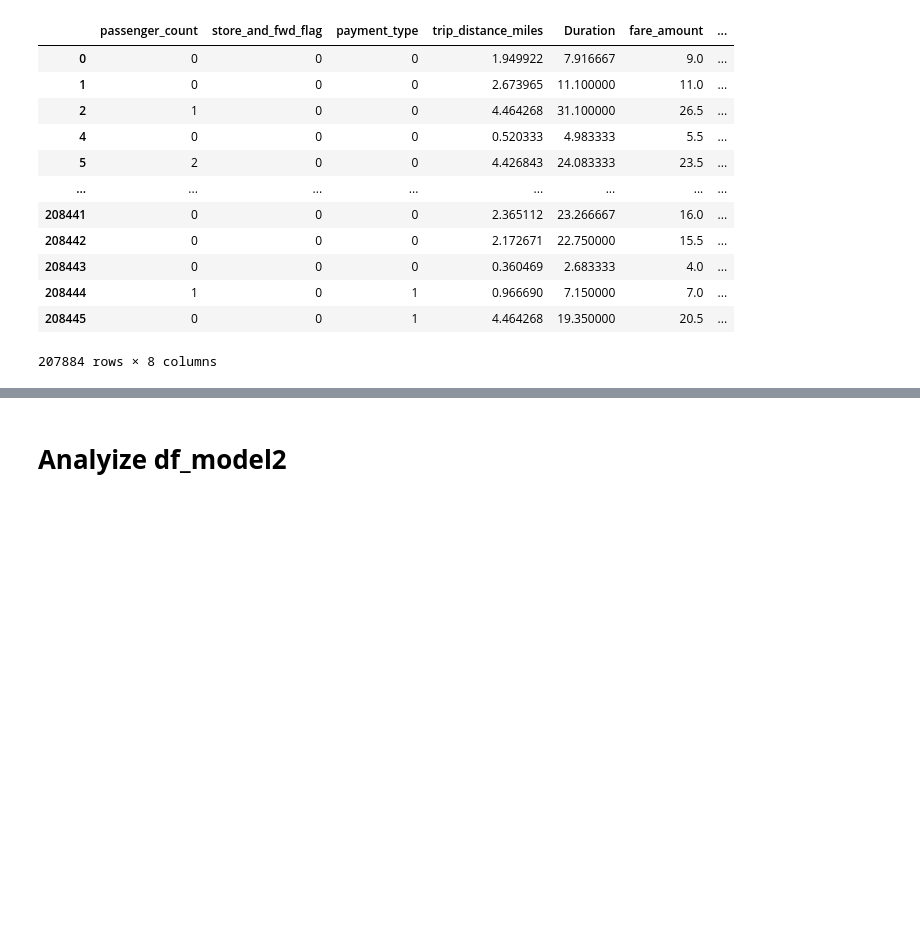
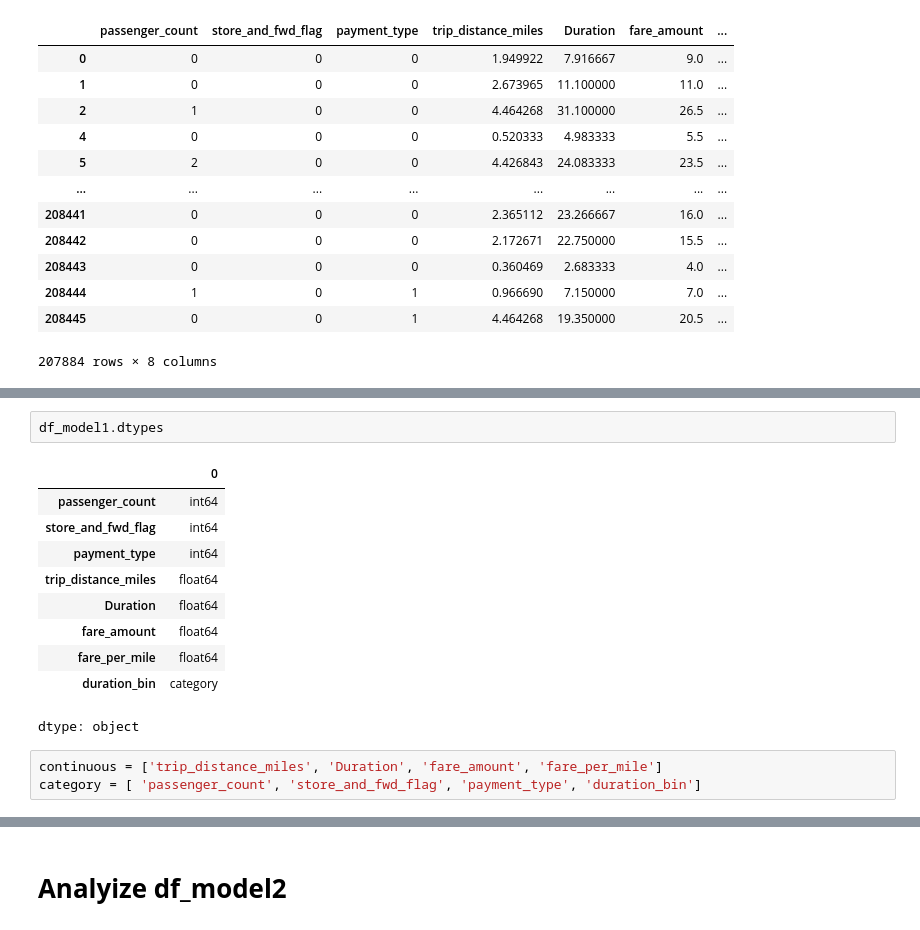
Before and after one commit to ArunK-ML/Project---TripFare-Predicting-Urban-Taxi-Fare-with-Machine-Learning, a Jupyter notebook: Trip_FareAmount_TotalAmount.ipynb, the cells around one changed output, grey strips where cells are left out. Cells and saved outputs as stored; diff of their text form; blank space fills up the shorter version.

```diff
--- a/Trip_FareAmount_TotalAmount.ipynb
+++ b/Trip_FareAmount_TotalAmount.ipynb
@@ -904,0 +912,16 @@ df_model1
+# %%
+df_model1.dtypes
+# %% [output]
+|  | 0 |
+| passenger_count | int64 |
+| store_and_fwd_flag | int64 |
+| payment_type | int64 |
+| trip_distance_miles | float64 |
+| Duration | float64 |
+| fare_amount | float64 |
+| fare_per_mile | float64 |
+| duration_bin | category |
+dtype: object
+# %%
+continuous = ['trip_distance_miles', 'Duration', 'fare_amount', 'fare_per_mile']
+category = [ 'passenger_count', 'store_and_fwd_flag', 'payment_type', 'duration_bin']
```
Also changed, not shown: parts of 11 cells of this notebook.
